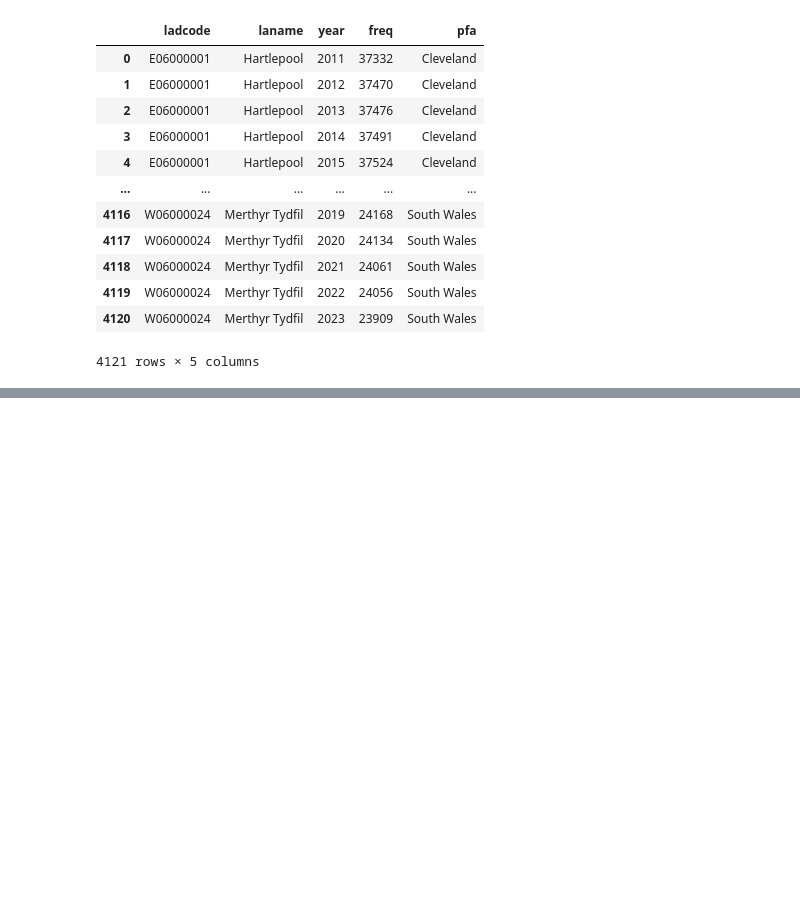
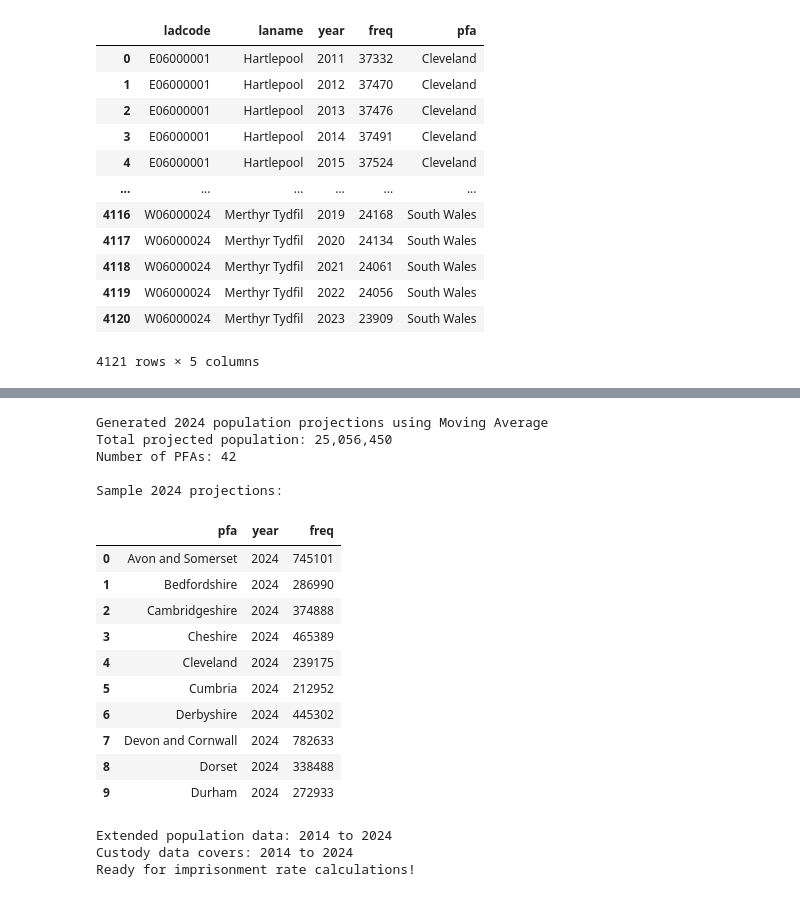
Before and after one commit to Prison-Reform-Trust/womens-imprisonment-PFA, a Jupyter notebook: notebooks/processing_data/1.7-ah-combine-custody-pfa-population.ipynb, the cells around one changed output, grey strips where cells are left out. Drawn from its saved outputs; the diff is of its cells as text; code cells hidden in the pictures; blank space fills up the shorter version.

```diff
--- a/notebooks/processing_data/1.7-ah-combine-custody-pfa-population.ipynb
+++ b/notebooks/processing_data/1.7-ah-combine-custody-pfa-population.ipynb
@@ -87,0 +351,51 @@ population_data
+# %%
+# Implement the best method for 2024 projections
+if best_method == 'Linear Trend':
+    final_2024_projections = linear_proj.copy()
+elif best_method == 'CAGR':
+    final_2024_projections = cagr_proj.copy()
+else:
+    final_2024_projections = ma_proj.copy()
+
+# Prepare the 2024 population data in the same format as existing data
+population_2024 = final_2024_projections[['pfa', 'year', 'freq']].copy()
+
+print(f"Generated 2024 population projections using {best_method}")
+print(f"Total projected population: {population_2024['freq'].sum():,.0f}")
+print(f"Number of PFAs: {len(population_2024)}")
+
+# Add any additional columns that might be needed (sex, age, etc.)
+# For imprisonment rates, we typically need to match the demographic structure
+# This assumes we're working with total adult women population
+
+# Show sample of projections
+print("\nSample 2024 projections:")
+display(population_2024.head(10))
+
+# Combine with existing population data for analysis
+extended_population_data = pd.concat([population_data, population_2024], ignore_index=True).sort_values(by=['pfa', 'year'])
+print(f"\nExtended population data: {extended_population_data['year'].min()} to {extended_population_data['year'].max()}")
+
+# Now we can merge with custody data for the full 2014-2024 period
+print(f"Custody data covers: {custody_data['year'].min()} to {custody_data['year'].max()}")
+print("Ready for imprisonment rate calculations!")
+# %% [output]
+Generated 2024 population projections using Moving Average
+Total projected population: 25,056,450
+Number of PFAs: 42
+
+Sample 2024 projections:
+|  | pfa | year | freq |
+| 0 | Avon and Somerset | 2024 | 745101 |
+| 1 | Bedfordshire | 2024 | 286990 |
+| 2 | Cambridgeshire | 2024 | 374888 |
+| 3 | Cheshire | 2024 | 465389 |
+| 4 | Cleveland | 2024 | 239175 |
+| 5 | Cumbria | 2024 | 212952 |
+| 6 | Derbyshire | 2024 | 445302 |
+| 7 | Devon and Cornwall | 2024 | 782633 |
+| 8 | Dorset | 2024 | 338488 |
+| 9 | Durham | 2024 | 272933 |
+Extended population data: 2014 to 2024
+Custody data covers: 2014 to 2024
+Ready for imprisonment rate calculations!
```
Also changed, not shown: parts of 8 cells of this notebook.
